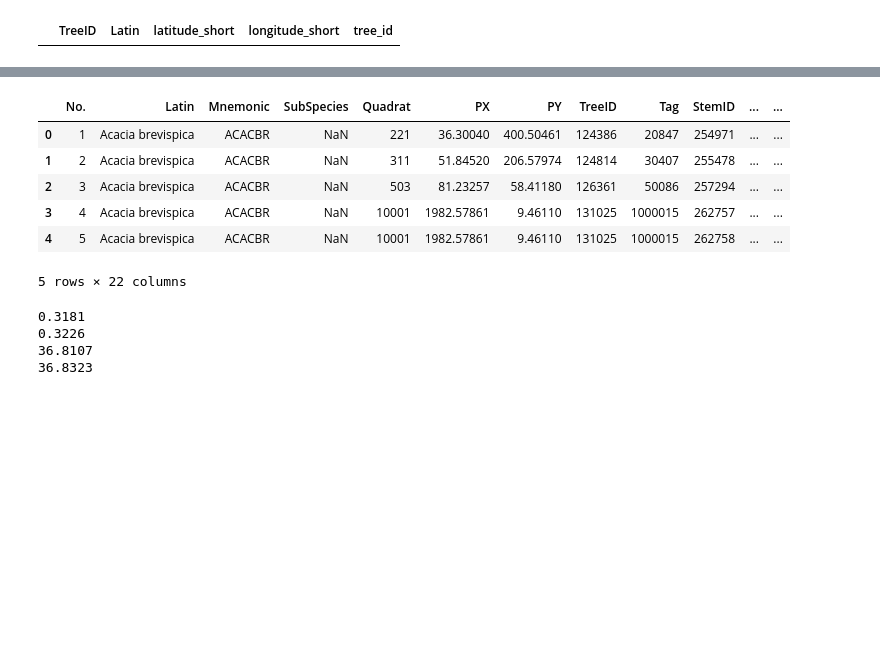
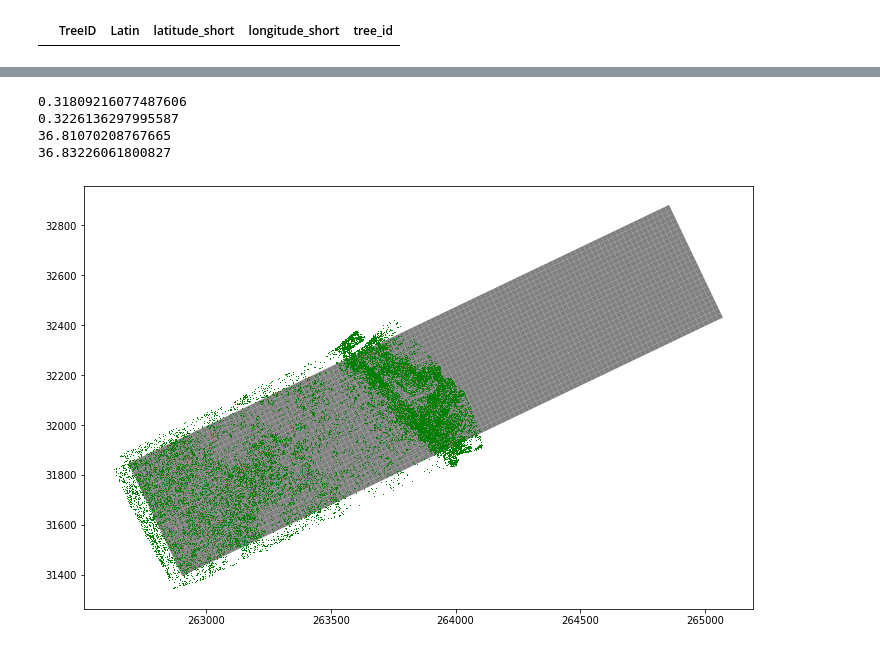
Before and after one commit to nicole-hjlin/mpala-tree-mapping, a Jupyter notebook: geomap.ipynb, the cells around one changed output, grey strips where cells are left out. Drawn from its saved outputs; the diff is of its cells as text; code cells hidden in the pictures; blank space fills up the shorter version.

Commit message:
generate LiDAR tree lat long using shapefile

```diff
--- a/geomap.ipynb
+++ b/geomap.ipynb
@@ -360,20 +371,19 @@ print(max(tree_dict.longitude_short))
-# %%
-forestgeo.head()
-# %% [output]
-|  | No. | Latin | Mnemonic | SubSpecies | Quadrat | PX | PY | TreeID | Tag | StemID | ... | ... |
-| 0 | 1 | Acacia brevispica | ACACBR | NaN | 221 | 36.30040 | 400.50461 | 124386 | 20847 | 254971 | ... | ... |
-| 1 | 2 | Acacia brevispica | ACACBR | NaN | 311 | 51.84520 | 206.57974 | 124814 | 30407 | 255478 | ... | ... |
-| 2 | 3 | Acacia brevispica | ACACBR | NaN | 503 | 81.23257 | 58.41180 | 126361 | 50086 | 257294 | ... | ... |
-| 3 | 4 | Acacia brevispica | ACACBR | NaN | 10001 | 1982.57861 | 9.46110 | 131025 | 1000015 | 262757 | ... | ... |
-| 4 | 5 | Acacia brevispica | ACACBR | NaN | 10001 | 1982.57861 | 9.46110 | 131025 | 1000015 | 262758 | ... | ... |
-5 rows × 22 columns
 # %%
-print(min(forestgeo.latitude_short))
-print(max(forestgeo.latitude_short))
-print(min(forestgeo.longitude_short))
-print(max(forestgeo.longitude_short))
+print(min(forestgeo.latitude))
+print(max(forestgeo.latitude))
+print(min(forestgeo.longitude))
+print(max(forestgeo.longitude))
 # %% [output]
-0.3181
-0.3226
-36.8107
-36.8323
+0.31809216077487606
+0.3226136297995587
+36.81070208767665
+36.83226061800827
+# %%
+lidar_grid = geopandas.read_file(os.path.join(project_path, 'MpalaForestGEOPlotData', 'data', 'HighResAcquisitions', 'MpalaForestGEO_Shapefile050mCanopySegmentation', 'MpalaForestGEO_InitialCanopySegmentation_050m.shp'))
+# %%
+# plot overlap
+ax = forestgeo_grid.plot(color ='grey', figsize = (12,12))
+lidar_grid.plot(ax=ax, color = 'green')
+plt.show()
+# %% [output]
+[figure, added]
```
Also changed, not shown: parts of 28 cells of this notebook.
